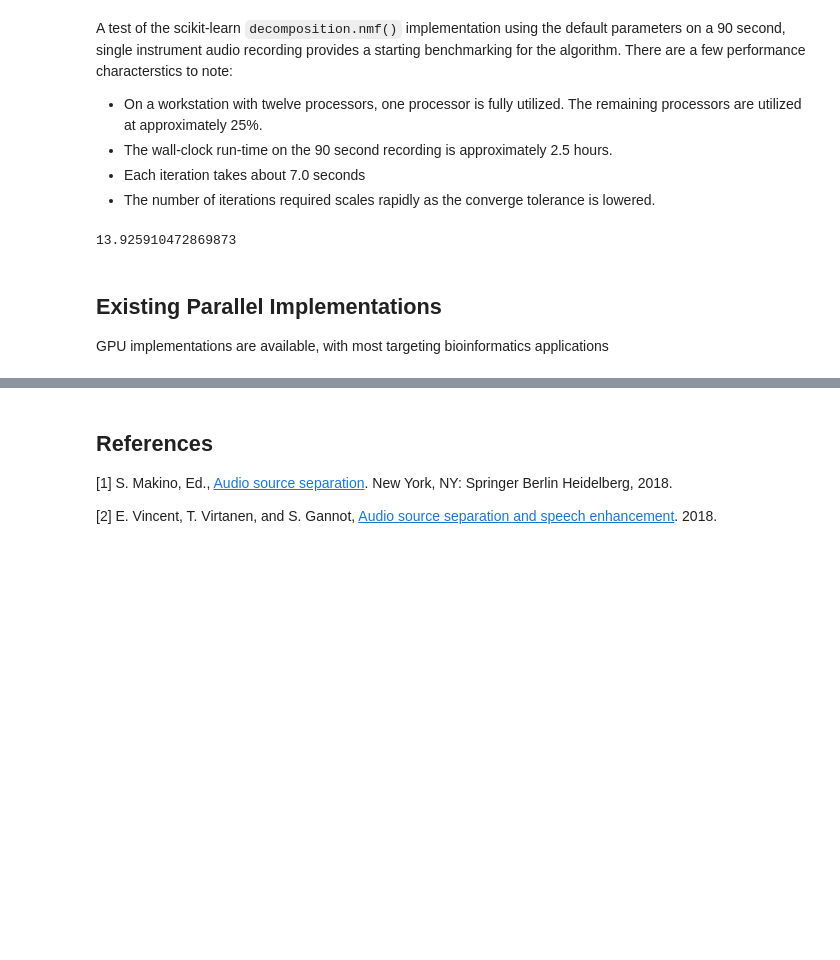
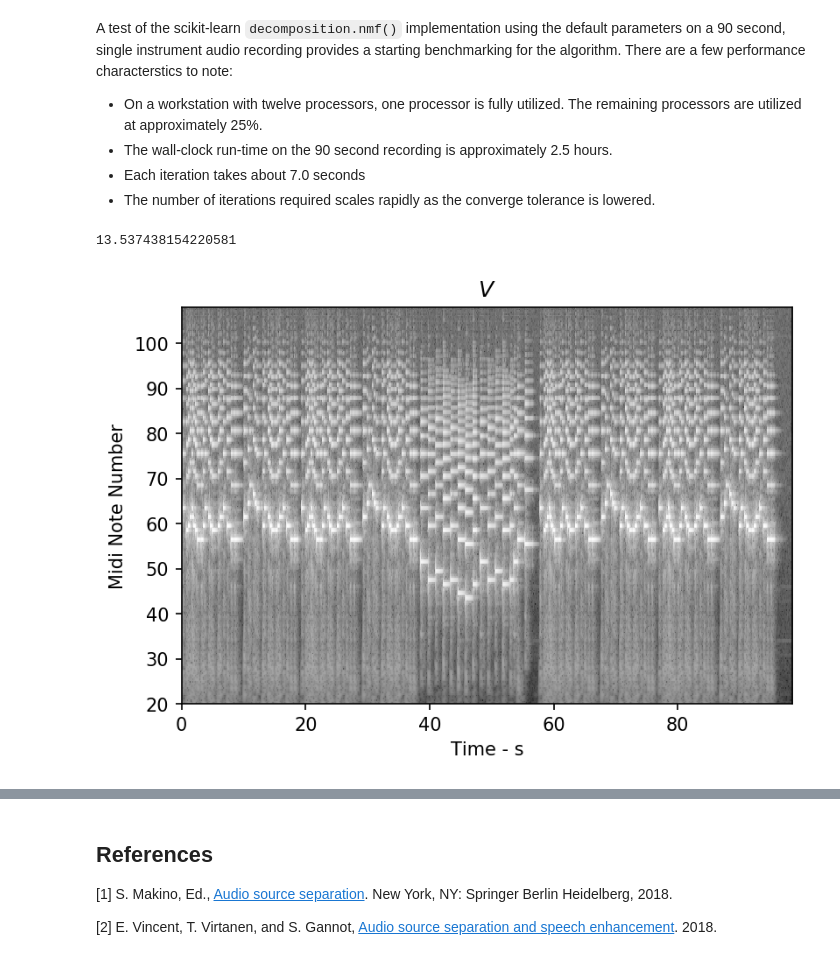
Before and after one commit to danjacobellis/parallel-nmf, a Jupyter notebook: proposal.ipynb, the cells around one changed output, grey strips where cells are left out. Cells and saved outputs as stored; diff of their text form; code cells hidden in the pictures; blank space fills up the shorter version.

```diff
--- a/proposal.ipynb
+++ b/proposal.ipynb
@@ -65,13 +62,14 @@ import sklearn.decomposition
 import time
 model = sklearn.decomposition.NMF(n_components=264, max_iter=20, tol = 1e-4)
 t1 = time.time()
-W = model.fit_transform(TFd - np.min(TFd))
+W = model.fit_transform(V)
 H = model.components_
 t2 = time.time()
 print(t2-t1)
 # %% [output]
-13.925910472869873
+13.537438154220581
-# %% [markdown]
-## Existing Parallel Implementations
-
-GPU implementations are available, with most targeting bioinformatics applications
+# %%
+_ = plt.figure(dpi = 150, figsize=(6,4));
+time_freq_image(V,'$V$');
+# %% [output]
+[figure, added]
```
Also changed, not shown: parts of 5 cells of this notebook, 3 other files.
